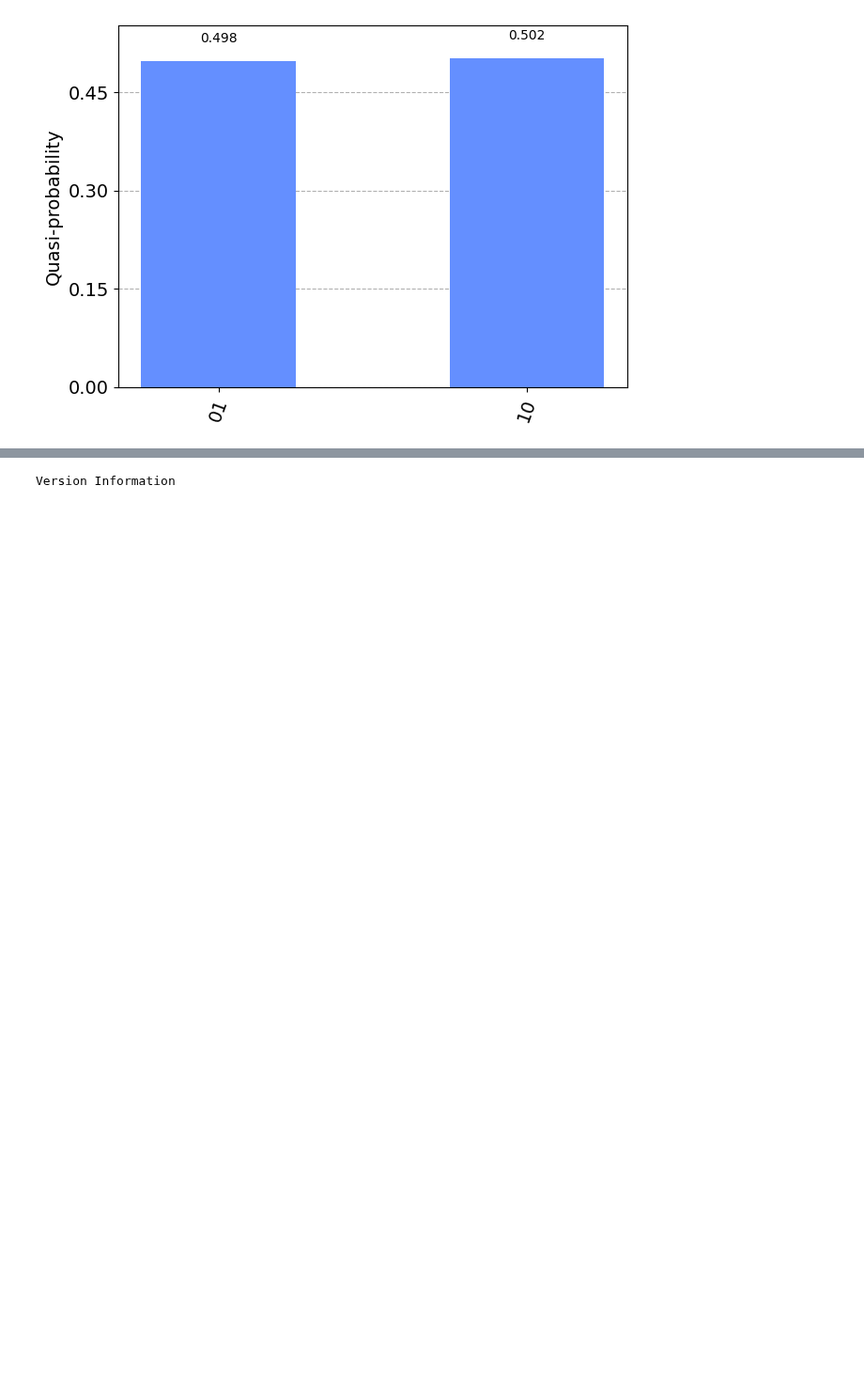
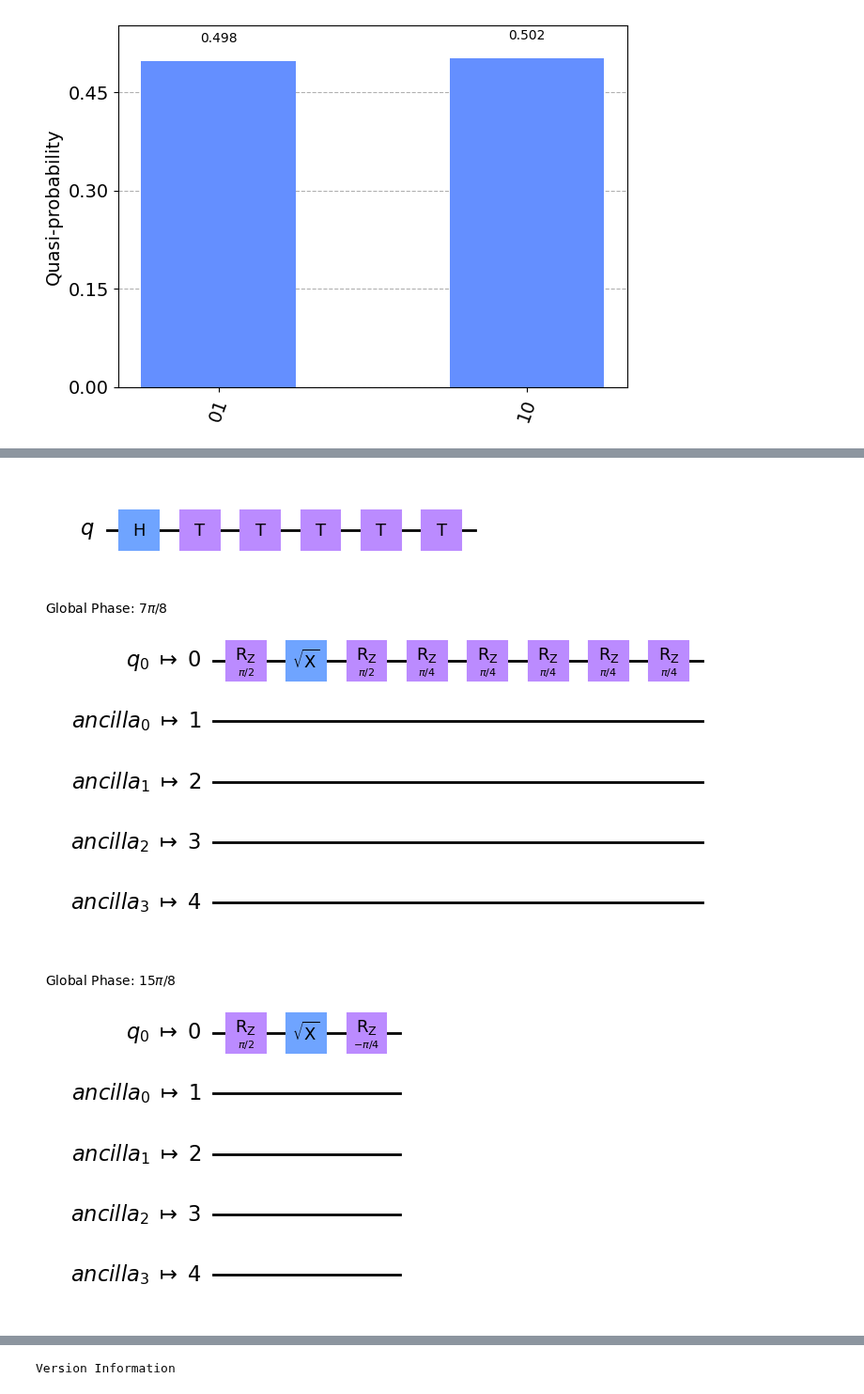
Before and after one commit to mrromaniuc/quantum-computing, a Jupyter notebook: IBMCertifiedAssociateDeveloperQiskit/02.1-Execute_a_Quantum_Circuit.ipynb, the cells around one changed output, grey strips where cells are left out. Shown at 94% size. Saved outputs shown, nothing was run; the diff lists cells and outputs as text; code cells hidden in the pictures; blank space fills up the shorter version.

```diff
--- a/IBMCertifiedAssociateDeveloperQiskit/02.1-Execute_a_Quantum_Circuit.ipynb
+++ b/IBMCertifiedAssociateDeveloperQiskit/02.1-Execute_a_Quantum_Circuit.ipynb
@@ -151,0 +157,30 @@ Job Status: job has successfully run
+# %%
+from qiskit import QuantumCircuit, transpile
+from qiskit_ibm_provider import IBMProvider
+
+qc = QuantumCircuit(1)
+qc.h(0)
+qc.t(0)
+qc.t(0)
+qc.t(0)
+qc.t(0)
+qc.t(0)
+display(qc.draw())
+
+provider = IBMProvider(instance="ibm-q/open/main")
+be = provider.get_backend("ibmq_quito")
+
+qc_trans0 = transpile(qc, be, optimization_level=0)
+qc_trans1 = transpile(qc, be, optimization_level=1)
+qc_trans2 = transpile(qc, be, optimization_level=2)
+qc_trans3 = transpile(qc, be, optimization_level=3)
+
+
+display(qc_trans0.draw())
+display(qc_trans1.draw())
+display(qc_trans2.draw())
+display(qc_trans3.draw())
+# %% [output]
+[figure, added]
+[figure, added]
+[figure, added]
```
Also changed, not shown: parts of 2 cells of this notebook.
